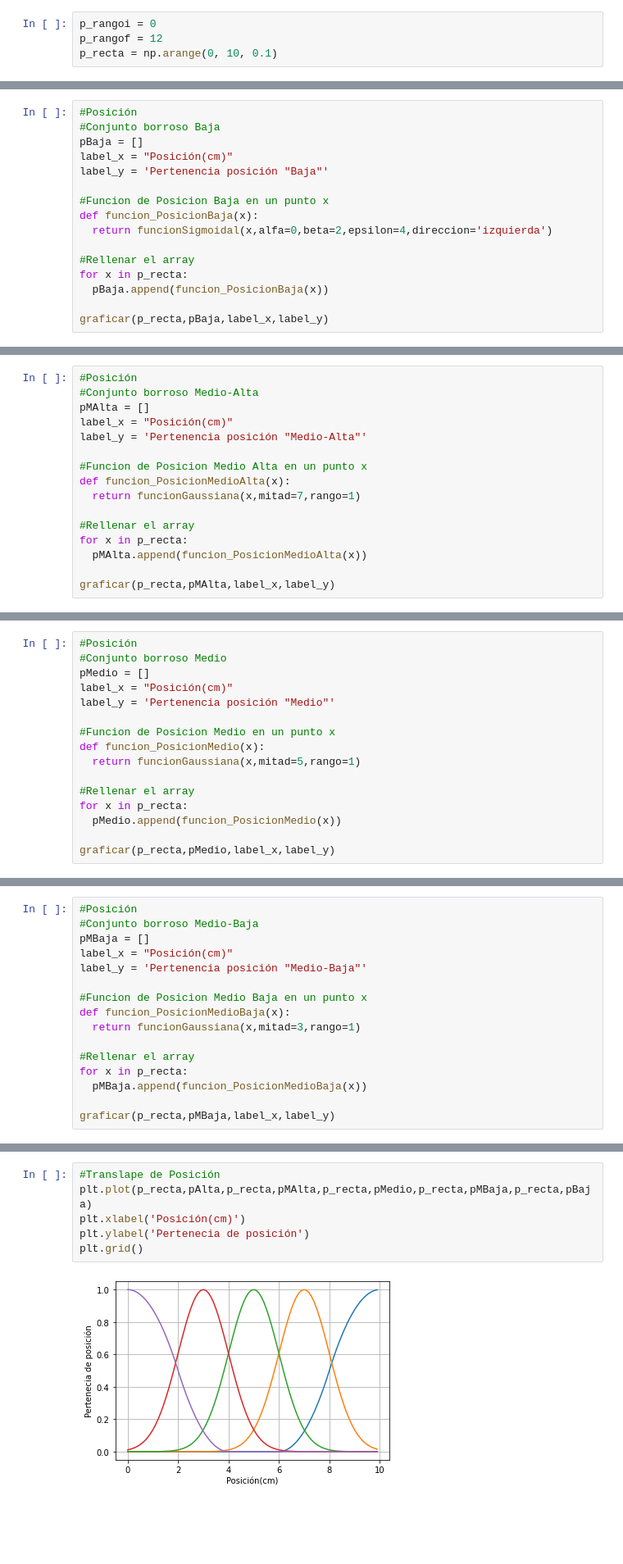
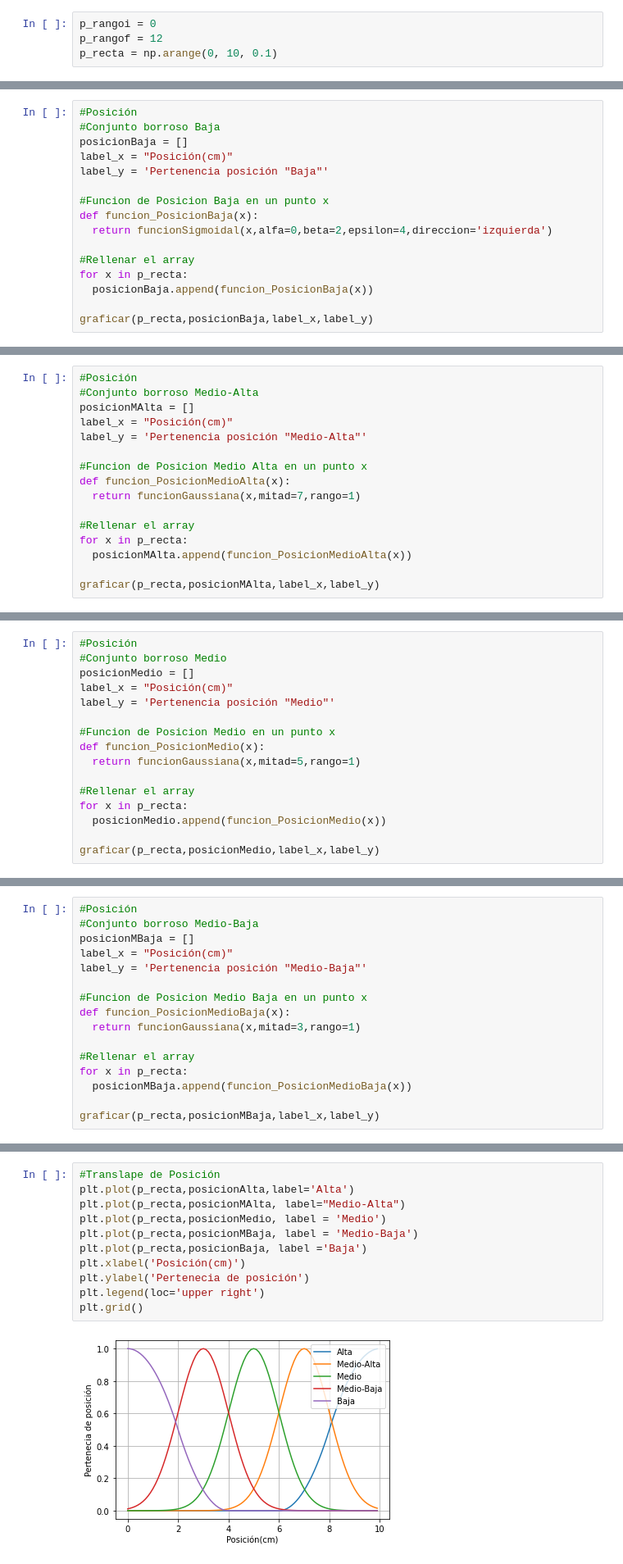
Before and after one commit to iLuisOlivares/Sistema-de-control-borroso-de-un-avi-n., a Jupyter notebook: Parcial_IA.ipynb, the cells around one changed output, grey strips where cells are left out. Shown: that part at 82% size. Drawn from its saved outputs; the diff is of its cells as text; blank space fills up the shorter version.

```diff
--- a/Parcial_IA.ipynb
+++ b/Parcial_IA.ipynb
@@ -218,7 +225,7 @@ graficar(p_recta,pAlta,label_x,label_y)
 # %%
 #Posición
 #Conjunto borroso Baja
-pBaja = []
+posicionBaja = []
 label_x = "Posición(cm)"
 label_y = 'Pertenencia posición "Baja"'
 
@@ -228,15 +235,15 @@ def funcion_PosicionBaja(x):
 
 #Rellenar el array
 for x in p_recta:
-  pBaja.append(funcion_PosicionBaja(x))
+  posicionBaja.append(funcion_PosicionBaja(x))
 
-graficar(p_recta,pBaja,label_x,label_y)
+graficar(p_recta,posicionBaja,label_x,label_y)
 # %% [output]
 [figure]
 # %%
 #Posición
 #Conjunto borroso Medio-Alta
-pMAlta = []
+posicionMAlta = []
 label_x = "Posición(cm)"
 label_y = 'Pertenencia posición "Medio-Alta"'
 
@@ -246,15 +253,15 @@ def funcion_PosicionMedioAlta(x):
 
 #Rellenar el array
 for x in p_recta:
-  pMAlta.append(funcion_PosicionMedioAlta(x))
+  posicionMAlta.append(funcion_PosicionMedioAlta(x))
 
-graficar(p_recta,pMAlta,label_x,label_y)
+graficar(p_recta,posicionMAlta,label_x,label_y)
 # %% [output]
 [figure]
 # %%
 #Posición
 #Conjunto borroso Medio
-pMedio = []
+posicionMedio = []
 label_x = "Posición(cm)"
 label_y = 'Pertenencia posición "Medio"'
 
@@ -264,15 +271,15 @@ def funcion_PosicionMedio(x):
 
 #Rellenar el array
 for x in p_recta:
-  pMedio.append(funcion_PosicionMedio(x))
+  posicionMedio.append(funcion_PosicionMedio(x))
 
-graficar(p_recta,pMedio,label_x,label_y)
+graficar(p_recta,posicionMedio,label_x,label_y)
 # %% [output]
 [figure]
 # %%
 #Posición
 #Conjunto borroso Medio-Baja
-pMBaja = []
+posicionMBaja = []
 label_x = "Posición(cm)"
 label_y = 'Pertenencia posición "Medio-Baja"'
 
@@ -282,19 +289,24 @@ def funcion_PosicionMedioBaja(x):
 
 #Rellenar el array
 for x in p_recta:
-  pMBaja.append(funcion_PosicionMedioBaja(x))
+  posicionMBaja.append(funcion_PosicionMedioBaja(x))
 
-graficar(p_recta,pMBaja,label_x,label_y)
+graficar(p_recta,posicionMBaja,label_x,label_y)
 # %% [output]
 [figure]
 # %%
 #Translape de Posición
-plt.plot(p_recta,pAlta,p_recta,pMAlta,p_recta,pMedio,p_recta,pMBaja,p_recta,pBaja)
+plt.plot(p_recta,posicionAlta,label='Alta')
+plt.plot(p_recta,posicionMAlta, label="Medio-Alta")
+plt.plot(p_recta,posicionMedio, label = 'Medio')
+plt.plot(p_recta,posicionMBaja, label = 'Medio-Baja')
+plt.plot(p_recta,posicionBaja, label ='Baja')
 plt.xlabel('Posición(cm)')
 plt.ylabel('Pertenecia de posición')
+plt.legend(loc='upper right')
 plt.grid()
 # %% [output]
-[figure, old version]
+[figure, new version]
 # %% [markdown]
 # Evaluacion de las reglas
 # %%
```
Also changed, not shown: parts of 15 cells of this notebook.
